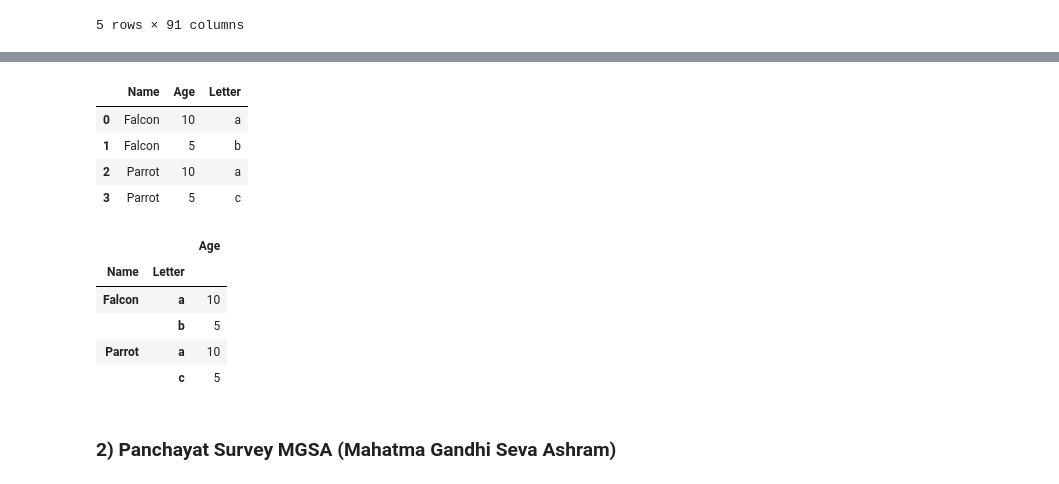
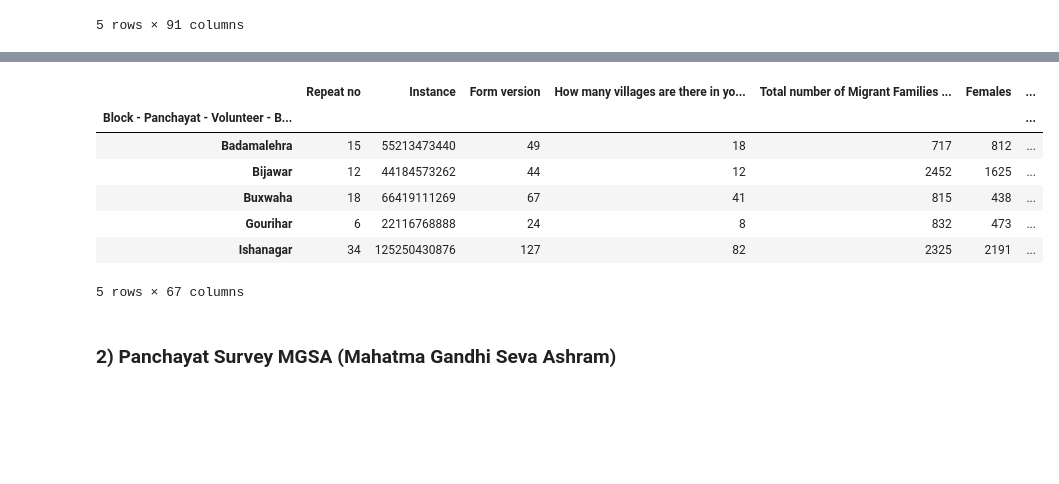
Before and after one commit to jeffjino/cgm-ml, a Jupyter notebook: src/data_utils/dataset_EDA/whh-covid-data/Panchayat-Survey.ipynb, the cells around one changed output, grey strips where cells are left out. Drawn from its saved outputs; the diff is of its cells as text; code cells hidden in the pictures; blank space fills up the shorter version.

```diff
--- a/src/data_utils/dataset_EDA/whh-covid-data/Panchayat-Survey.ipynb
+++ b/src/data_utils/dataset_EDA/whh-covid-data/Panchayat-Survey.ipynb
@@ -74,22 +67,15 @@ df
-# %%
-grouped_df = df.groupby(["Name", "Letter"])
-grouped_df.head()
-# %% [output]
-|  | Name | Age | Letter |
-| 0 | Falcon | 10 | a |
-| 1 | Falcon | 5 | b |
-| 2 | Parrot | 10 | a |
-| 3 | Parrot | 5 | c |
-# %%
-grouped_and_summed = grouped_df.sum()
-grouped_and_summed.head()
-# %% [output]
-|  |  | Age |
-| Name | Letter |  |
-| Falcon | a | 10 |
-|  | b | 5 |
-| Parrot | a | 10 |
-|  | c | 5 |
+# %%
+df1_blocklevel_sum = df1_blocklevel.sum()
+df1_blocklevel_sum.head()
+# %% [output]
+|  | Repeat no | Instance | Form version | How many villages are there in yo... | Total number of Migrant Families ... | Females | ... |
+| Block - Panchayat - Volunteer - B... |  |  |  |  |  |  | ... |
+| Badamalehra | 15 | 55213473440 | 49 | 18 | 717 | 812 | ... |
+| Bijawar | 12 | 44184573262 | 44 | 12 | 2452 | 1625 | ... |
+| Buxwaha | 18 | 66419111269 | 67 | 41 | 815 | 438 | ... |
+| Gourihar | 6 | 22116768888 | 24 | 8 | 832 | 473 | ... |
+| Ishanagar | 34 | 125250430876 | 127 | 82 | 2325 | 2191 | ... |
+5 rows × 67 columns
 # %% [markdown]
 ### 2) Panchayat Survey MGSA (Mahatma Gandhi Seva Ashram)
 # %%
```
Also changed, not shown: parts of 4 cells of this notebook.
